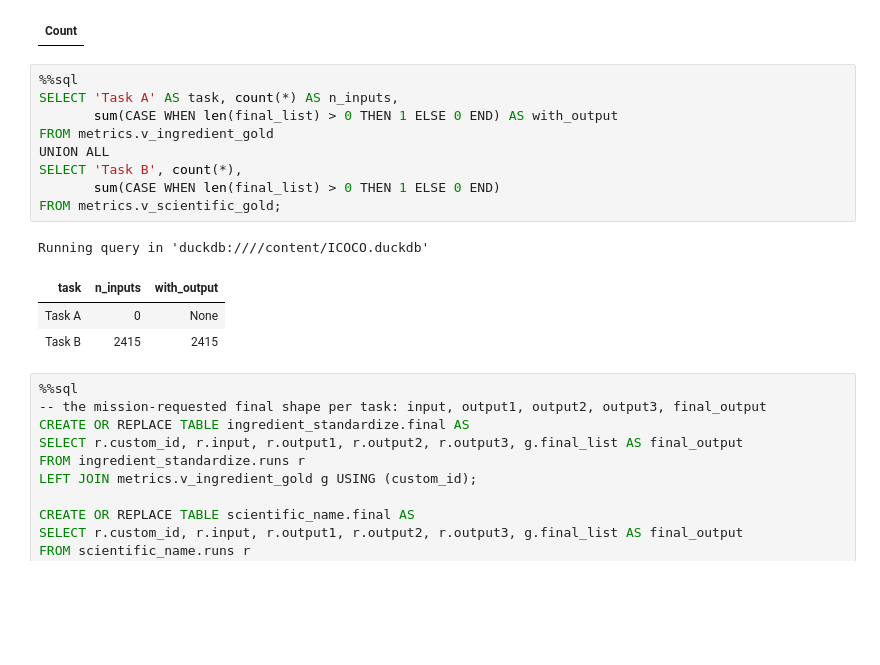
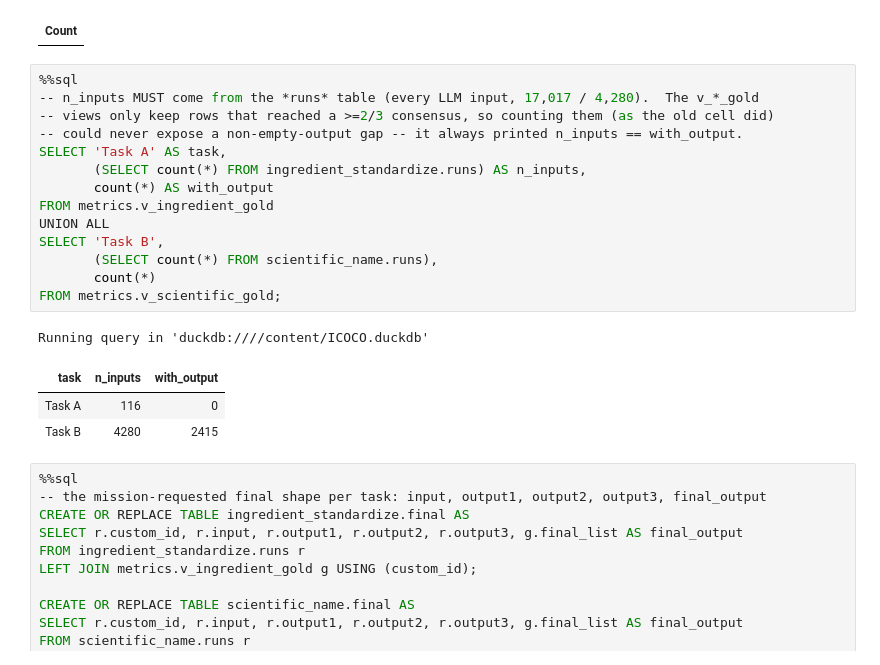
Before and after one commit to hoangvanminhforwork-sleeping/food-and-non-semantic-vector, a Jupyter notebook: final/ICOCO_notebook_Colab.ipynb, the cells around one changed output. Drawn from its saved outputs; the diff is of its cells as text; blank space fills up the shorter version.

```diff
--- a/final/ICOCO_notebook_Colab.ipynb
+++ b/final/ICOCO_notebook_Colab.ipynb
@@ -784,18 +792,23 @@ Running query in 'duckdb:////content/ICOCO.duckdb'
 | Count |
 # %%
 %%sql
-SELECT 'Task A' AS task, count(*) AS n_inputs,
-       sum(CASE WHEN len(final_list) > 0 THEN 1 ELSE 0 END) AS with_output
+-- n_inputs MUST come from the *runs* table (every LLM input, 17,017 / 4,280).  The v_*_gold
+-- views only keep rows that reached a >=2/3 consensus, so counting them (as the old cell did)
+-- could never expose a non-empty-output gap -- it always printed n_inputs == with_output.
+SELECT 'Task A' AS task,
+       (SELECT count(*) FROM ingredient_standardize.runs) AS n_inputs,
+       count(*) AS with_output
 FROM metrics.v_ingredient_gold
 UNION ALL
-SELECT 'Task B', count(*),
-       sum(CASE WHEN len(final_list) > 0 THEN 1 ELSE 0 END)
+SELECT 'Task B',
+       (SELECT count(*) FROM scientific_name.runs),
+       count(*)
 FROM metrics.v_scientific_gold;
 # %% [output]
 Running query in 'duckdb:////content/ICOCO.duckdb'
 | task | n_inputs | with_output |
-| Task A | 0 | None |
-| Task B | 2415 | 2415 |
+| Task A | 116 | 0 |
+| Task B | 4280 | 2415 |
 # %%
 %%sql
 -- the mission-requested final shape per task: input, output1, output2, output3, final_output
```
Also changed, not shown: parts of 14 cells of this notebook.
